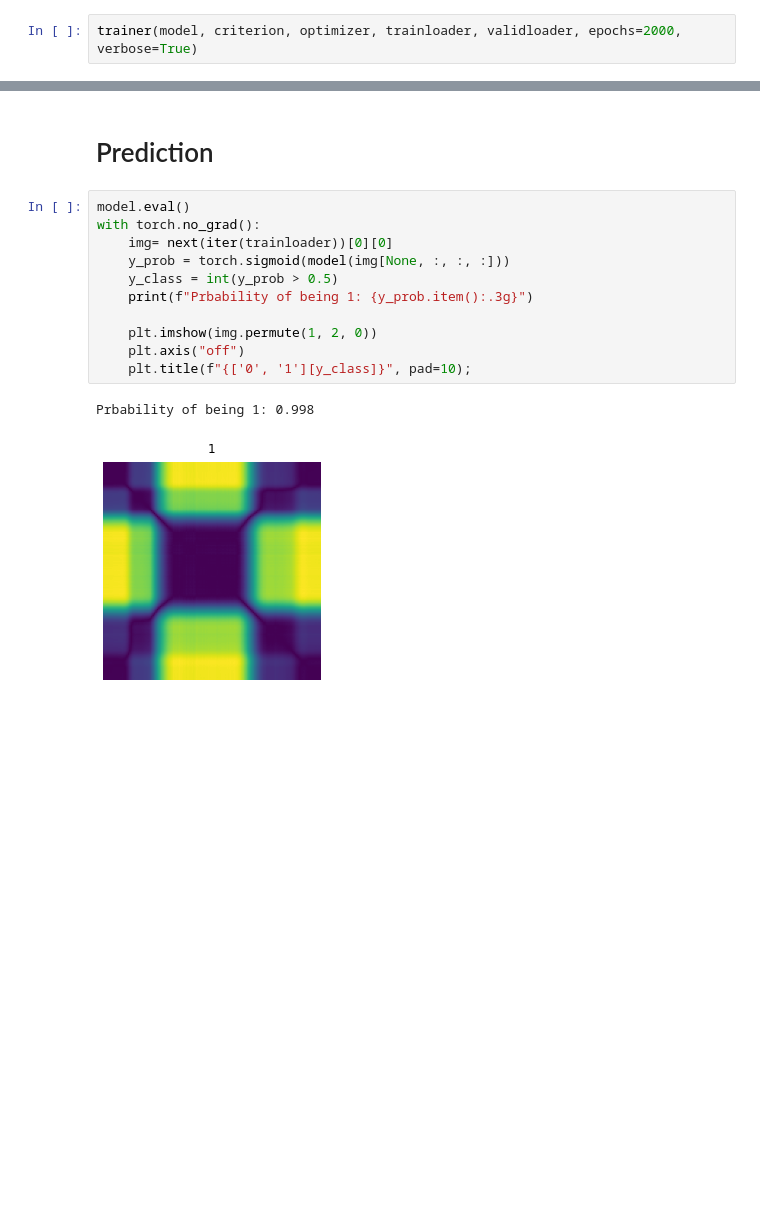
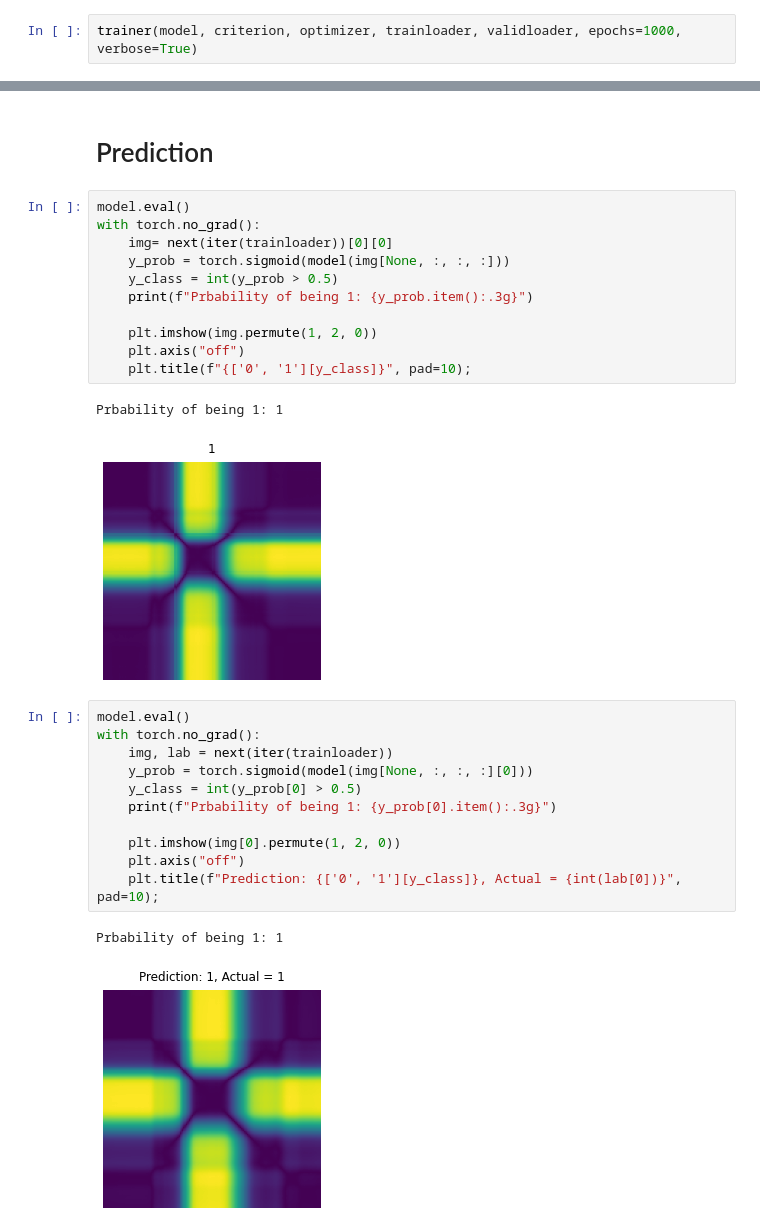
Before and after one commit to johnwslee/Data_Science_Libraries, a Jupyter notebook: recurrence_plot/recurrence_plot_test_2d_cnn.ipynb, the cells around one changed output, grey strips where cells are left out. Drawn from its saved outputs; the diff is of its cells as text; blank space fills up the shorter version.

```diff
--- a/recurrence_plot/recurrence_plot_test.ipynb
+++ b/recurrence_plot/recurrence_plot_test_2d_cnn.ipynb
@@ -248,5 +268,5 @@ model.load_state_dict(torch.load(PATH, map_location=device))
 criterion = nn.BCEWithLogitsLoss()
 optimizer = torch.optim.Adam(model.parameters())
 # %%
-trainer(model, criterion, optimizer, trainloader, validloader, epochs=2000, verbose=True)
+trainer(model, criterion, optimizer, trainloader, validloader, epochs=1000, verbose=True)
 # %% [output]
@@ -285,5 +300,19 @@ with torch.no_grad():
     plt.axis("off")
     plt.title(f"{['0', '1'][y_class]}", pad=10);
 # %% [output]
-Prbability of being 1: 0.998
+Prbability of being 1: 1
-[figure, old version]
+[figure, new version]
+# %%
+model.eval()
+with torch.no_grad():
+    img, lab = next(iter(trainloader))
+    y_prob = torch.sigmoid(model(img[None, :, :, :][0]))
+    y_class = int(y_prob[0] > 0.5)
+    print(f"Prbability of being 1: {y_prob[0].item():.3g}")
+
+    plt.imshow(img[0].permute(1, 2, 0))
+    plt.axis("off")
+    plt.title(f"Prediction: {['0', '1'][y_class]}, Actual = {int(lab[0])}", pad=10);
+# %% [output]
+Prbability of being 1: 1
+[figure, added]
```
Also changed, not shown: parts of 9 cells of this notebook, 1 other file.
